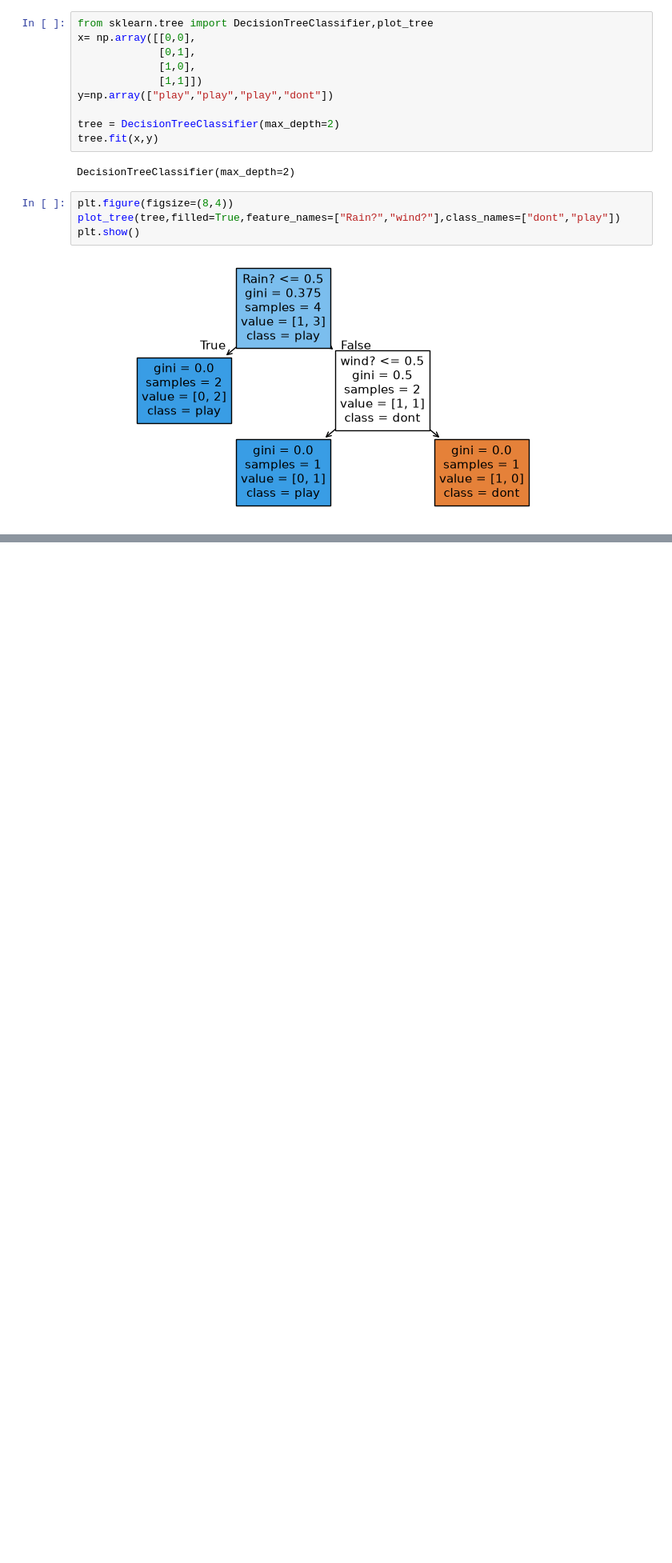
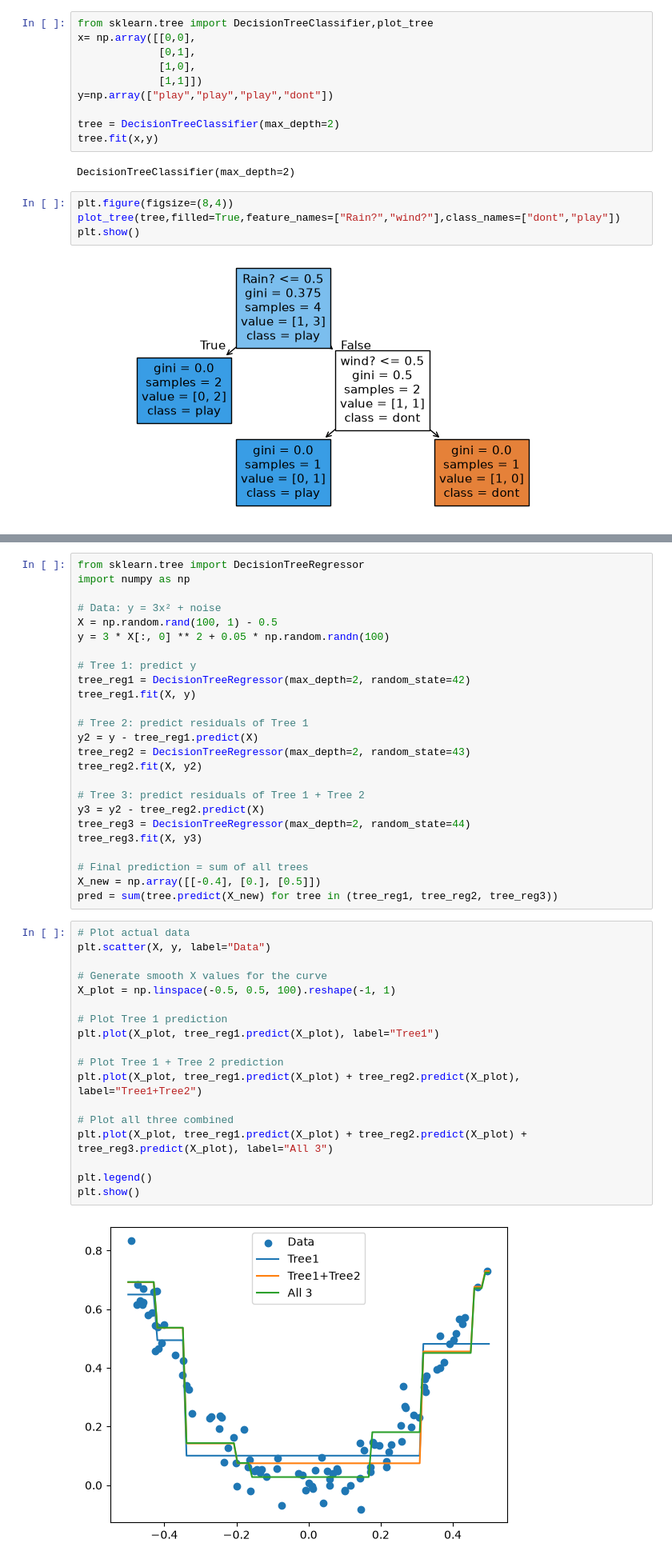
Before and after one commit to chaitu25127/machine-learning, a Jupyter notebook: trees.ipynb, the cells around one changed output, grey strips where cells are left out. Shown at 80% size. Saved outputs shown, nothing was run; the diff lists cells and outputs as text; blank space fills up the shorter version.

```diff
--- a/trees.ipynb
+++ b/trees.ipynb
@@ -70,0 +125,45 @@ plt.show()
+# %%
+from sklearn.tree import DecisionTreeRegressor
+import numpy as np
+
+# Data: y = 3x² + noise
+X = np.random.rand(100, 1) - 0.5
+y = 3 * X[:, 0] ** 2 + 0.05 * np.random.randn(100)
+
+# Tree 1: predict y
+tree_reg1 = DecisionTreeRegressor(max_depth=2, random_state=42)
+tree_reg1.fit(X, y)
+
+# Tree 2: predict residuals of Tree 1
+y2 = y - tree_reg1.predict(X)
+tree_reg2 = DecisionTreeRegressor(max_depth=2, random_state=43)
+tree_reg2.fit(X, y2)
+
+# Tree 3: predict residuals of Tree 1 + Tree 2
+y3 = y2 - tree_reg2.predict(X)
+tree_reg3 = DecisionTreeRegressor(max_depth=2, random_state=44)
+tree_reg3.fit(X, y3)
+
+# Final prediction = sum of all trees
+X_new = np.array([[-0.4], [0.], [0.5]])
+pred = sum(tree.predict(X_new) for tree in (tree_reg1, tree_reg2, tree_reg3))
+# %%
+# Plot actual data
+plt.scatter(X, y, label="Data")
+
+# Generate smooth X values for the curve
+X_plot = np.linspace(-0.5, 0.5, 100).reshape(-1, 1)
+
+# Plot Tree 1 prediction
+plt.plot(X_plot, tree_reg1.predict(X_plot), label="Tree1")
+
+# Plot Tree 1 + Tree 2 prediction
+plt.plot(X_plot, tree_reg1.predict(X_plot) + tree_reg2.predict(X_plot), label="Tree1+Tree2")
+
+# Plot all three combined
+plt.plot(X_plot, tree_reg1.predict(X_plot) + tree_reg2.predict(X_plot) + tree_reg3.predict(X_plot), label="All 3")
+
+plt.legend()
+plt.show()
+# %% [output]
+[figure, added]
```
Also changed, not shown: parts of 4 cells of this notebook.
